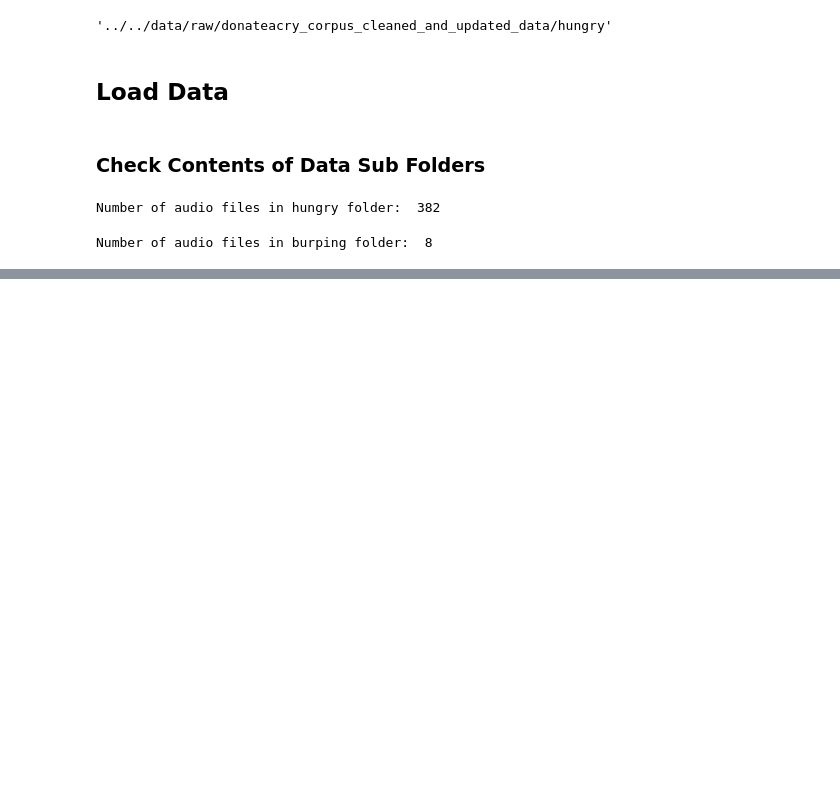
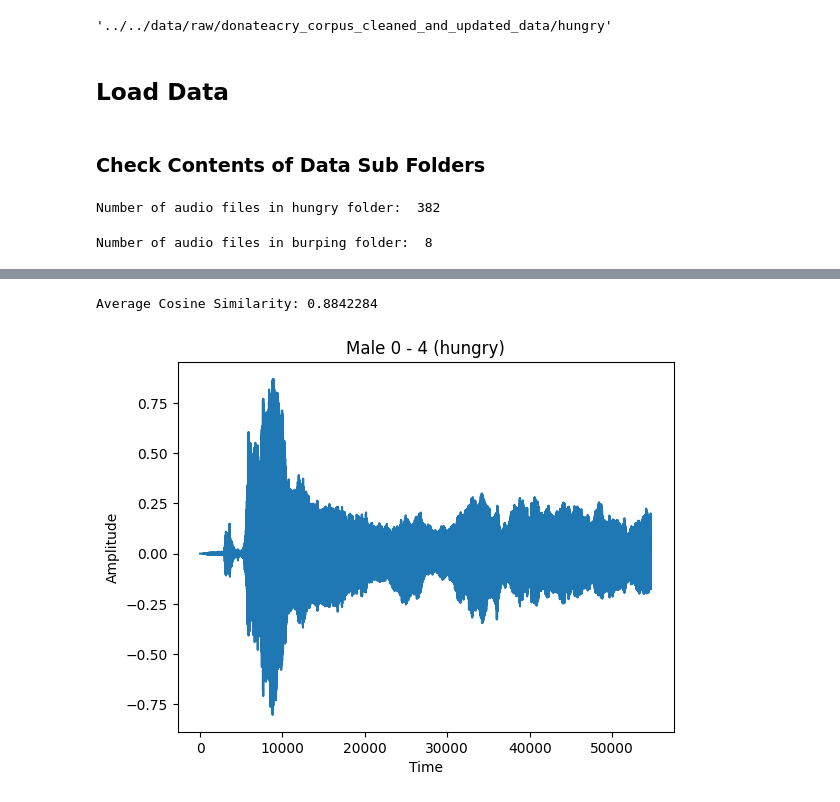
Before and after one commit to Deirdre-cyber/fyp-development, a Jupyter notebook: code/visualisations/exploration_notebook.ipynb, the cells around one changed output, grey strips where cells are left out. Drawn from its saved outputs; the diff is of its cells as text; code cells hidden in the pictures; blank space fills up the shorter version.

```diff
--- a/code/visualisations/exploration_notebook.ipynb
+++ b/code/visualisations/exploration_notebook.ipynb
@@ -32,0 +92,13 @@ y, sr = librosa.load(audio_path, sr=None)
+# %%
+print("Average Cosine Similarity:", average_similarity)
+# An average cosine similarity close to 1 means that the two audio files are similar
+# %% [output]
+Average Cosine Similarity: 0.8842284
+# %%
+plt.plot(y2)
+plt.title('Male 0 - 4 (hungry)')
+plt.xlabel('Time')
+plt.ylabel('Amplitude')
+plt.show()
+# %% [output]
+[figure, added]
```
Also changed, not shown: parts of 25 cells of this notebook.
